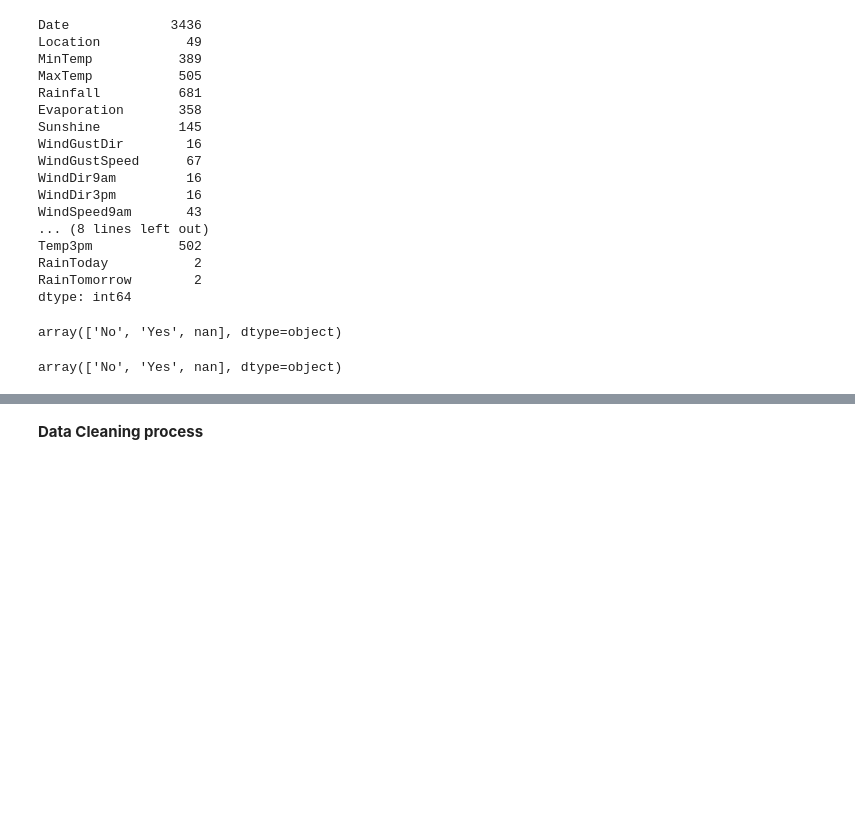
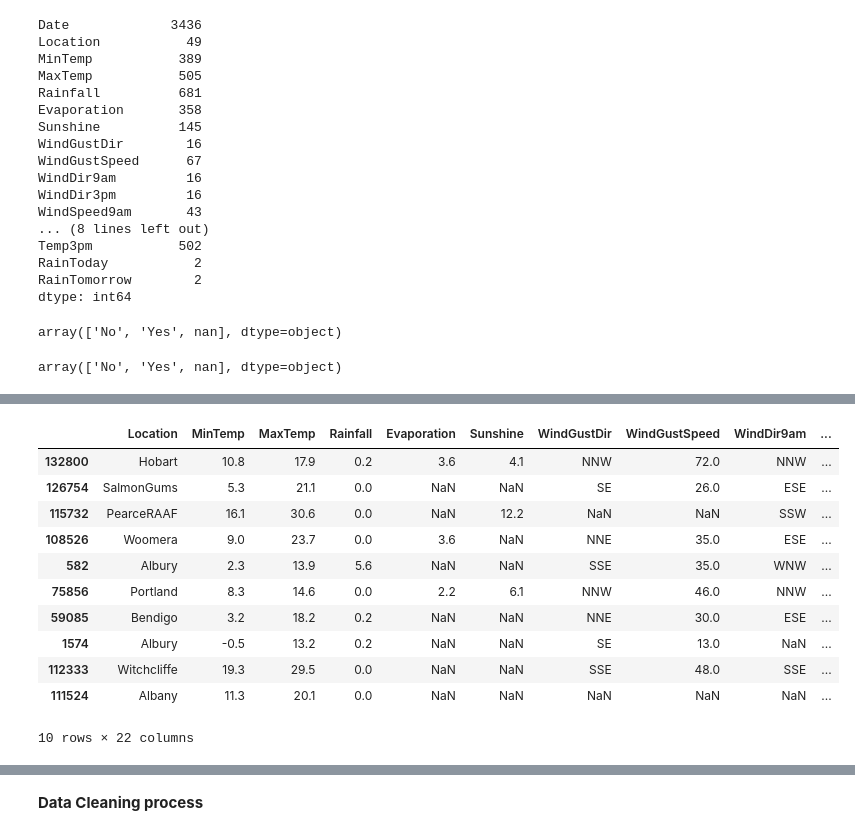
Before and after one commit to NileshCT/Linear_Regression_Modelling, a Jupyter notebook: Classification_Modelling_WeatherAUSipynb.ipynb, the cells around one changed output, grey strips where cells are left out. Saved outputs shown, nothing was run; the diff lists cells and outputs as text; code cells hidden in the pictures; blank space fills up the shorter version.

```diff
--- a/Classification_Modelling_WeatherAUSipynb.ipynb
+++ b/Classification_Modelling_WeatherAUSipynb.ipynb
@@ -118,0 +227,15 @@ df.duplicated().sum()
+# %%
+df.sample(10)
+# %% [output]
+|  | Location | MinTemp | MaxTemp | Rainfall | Evaporation | Sunshine | WindGustDir | WindGustSpeed | WindDir9am | ... |
+| 132800 | Hobart | 10.8 | 17.9 | 0.2 | 3.6 | 4.1 | NNW | 72.0 | NNW | ... |
+| 126754 | SalmonGums | 5.3 | 21.1 | 0.0 | NaN | NaN | SE | 26.0 | ESE | ... |
+| 115732 | PearceRAAF | 16.1 | 30.6 | 0.0 | NaN | 12.2 | NaN | NaN | SSW | ... |
+| 108526 | Woomera | 9.0 | 23.7 | 0.0 | 3.6 | NaN | NNE | 35.0 | ESE | ... |
+| 582 | Albury | 2.3 | 13.9 | 5.6 | NaN | NaN | SSE | 35.0 | WNW | ... |
+| 75856 | Portland | 8.3 | 14.6 | 0.0 | 2.2 | 6.1 | NNW | 46.0 | NNW | ... |
+| 59085 | Bendigo | 3.2 | 18.2 | 0.2 | NaN | NaN | NNE | 30.0 | ESE | ... |
+| 1574 | Albury | -0.5 | 13.2 | 0.2 | NaN | NaN | SE | 13.0 | NaN | ... |
+| 112333 | Witchcliffe | 19.3 | 29.5 | 0.0 | NaN | NaN | SSE | 48.0 | SSE | ... |
+| 111524 | Albany | 11.3 | 20.1 | 0.0 | NaN | NaN | NaN | NaN | NaN | ... |
+10 rows × 22 columns
```
Also changed, not shown: parts of 17 cells of this notebook.
